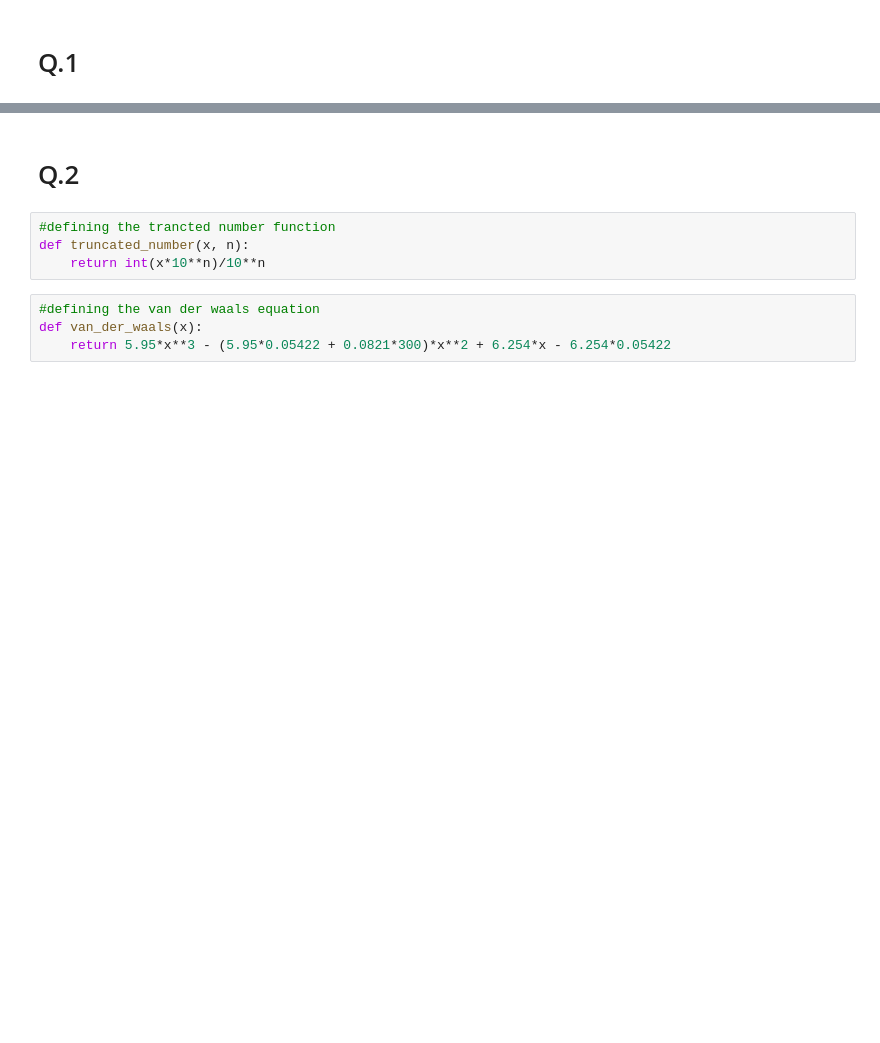
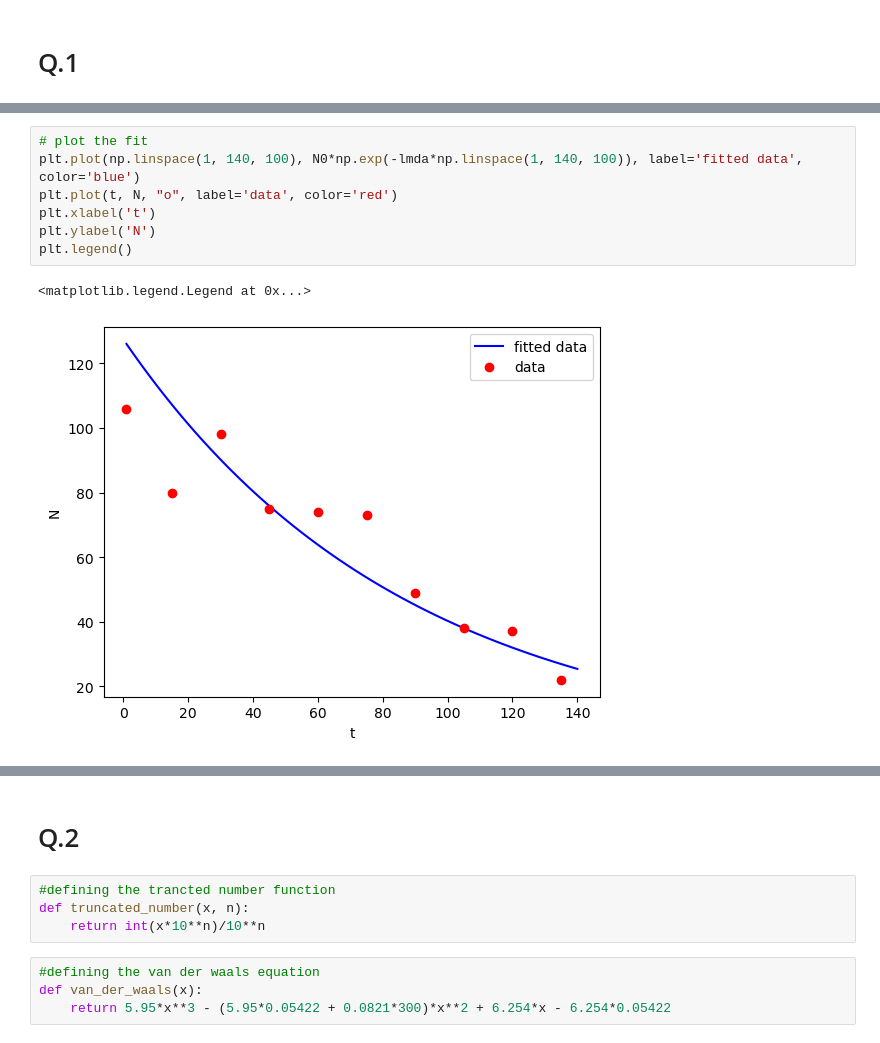
Before and after one commit to jabed-umar/adv-comp-phys, a Jupyter notebook: end_sem.ipynb, the cells around one changed output, grey strips where cells are left out. Saved outputs shown, nothing was run; the diff lists cells and outputs as text; blank space fills up the shorter version.

```diff
--- a/end_sem.ipynb
+++ b/end_sem.ipynb
@@ -57,0 +39,10 @@ Fit acceptable at 5% significance level: True
+# %%
+# plot the fit
+plt.plot(np.linspace(1, 140, 100), N0*np.exp(-lmda*np.linspace(1, 140, 100)), label='fitted data', color='blue')
+plt.plot(t, N, "o", label='data', color='red')
+plt.xlabel('t')
+plt.ylabel('N')
+plt.legend()
+# %% [output]
+<matplotlib.legend.Legend at 0x...>
+[figure, added]
```
Also changed, not shown: parts of 10 cells of this notebook, 1 other file.
